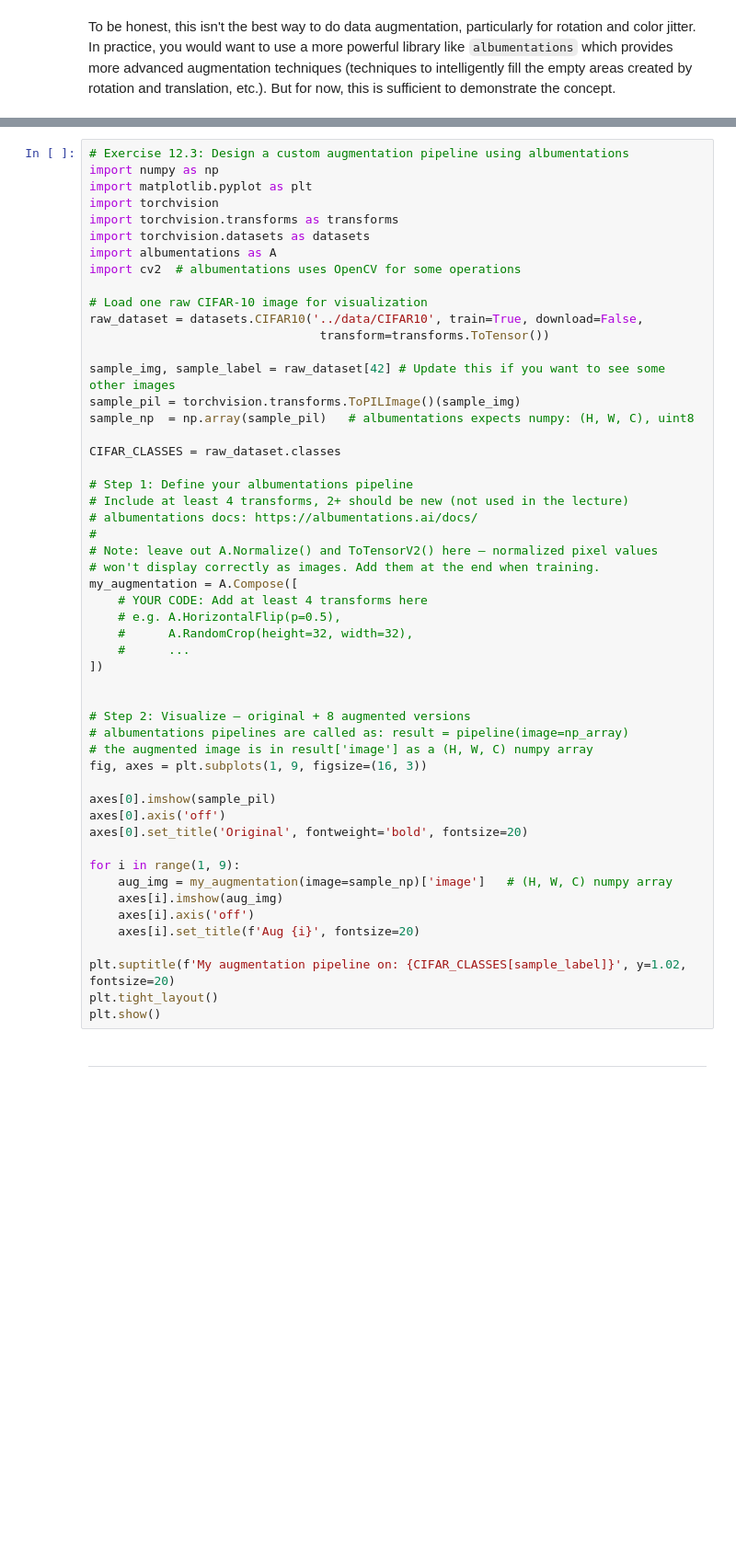
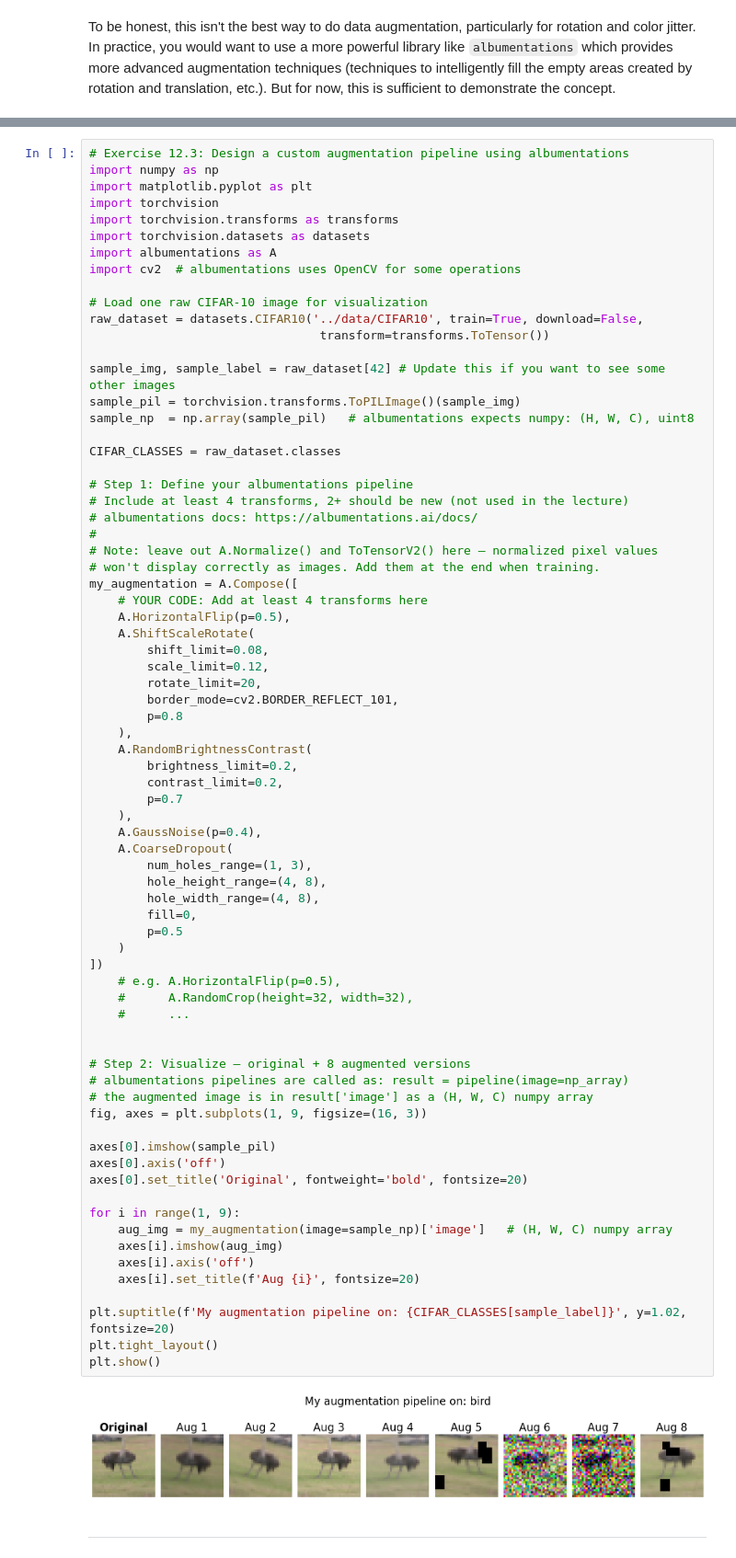
Before and after one commit to mattbecker03/bus675_s26, a Jupyter notebook: lectures/Lecture_12_Convolutional_Neural_Networks.ipynb, the cells around one changed output, grey strips where cells are left out. Shown at 92% size. Cells and saved outputs as stored; diff of their text form; blank space fills up the shorter version.

```diff
--- a/lectures/Lecture_12_Convolutional_Neural_Networks.ipynb
+++ b/lectures/Lecture_12_Convolutional_Neural_Networks.ipynb
@@ -1485,34 +1596,57 @@ CIFAR_CLASSES = raw_dataset.classes
 # Include at least 4 transforms, 2+ should be new (not used in the lecture)
 # albumentations docs: https://albumentations.ai/docs/
 #
 # Note: leave out A.Normalize() and ToTensorV2() here — normalized pixel values
 # won't display correctly as images. Add them at the end when training.
 my_augmentation = A.Compose([
     # YOUR CODE: Add at least 4 transforms here
+    A.HorizontalFlip(p=0.5),
+    A.ShiftScaleRotate(
+        shift_limit=0.08,
+        scale_limit=0.12,
+        rotate_limit=20,
+        border_mode=cv2.BORDER_REFLECT_101,
+        p=0.8
+    ),
+    A.RandomBrightnessContrast(
+        brightness_limit=0.2,
+        contrast_limit=0.2,
+        p=0.7
+    ),
+    A.GaussNoise(p=0.4),
+    A.CoarseDropout(
+        num_holes_range=(1, 3),
+        hole_height_range=(4, 8),
+        hole_width_range=(4, 8),
+        fill=0,
+        p=0.5
+    )
+])
     # e.g. A.HorizontalFlip(p=0.5),
     #      A.RandomCrop(height=32, width=32),
     #      ...
-])
 
 
 # Step 2: Visualize — original + 8 augmented versions
 # albumentations pipelines are called as: result = pipeline(image=np_array)
 # the augmented image is in result['image'] as a (H, W, C) numpy array
 fig, axes = plt.subplots(1, 9, figsize=(16, 3))
 
 axes[0].imshow(sample_pil)
 axes[0].axis('off')
 axes[0].set_title('Original', fontweight='bold', fontsize=20)
 
 for i in range(1, 9):
     aug_img = my_augmentation(image=sample_np)['image']   # (H, W, C) numpy array
     axes[i].imshow(aug_img)
     axes[i].axis('off')
     axes[i].set_title(f'Aug {i}', fontsize=20)
 
 plt.suptitle(f'My augmentation pipeline on: {CIFAR_CLASSES[sample_label]}', y=1.02, fontsize=20)
 plt.tight_layout()
 plt.show()
+# %% [output]
+[figure, added]
 # %% [markdown]
 <hr/>
 <!-- End Exercise 12.3 -->
```
Also changed, not shown: parts of 8 cells of this notebook.
